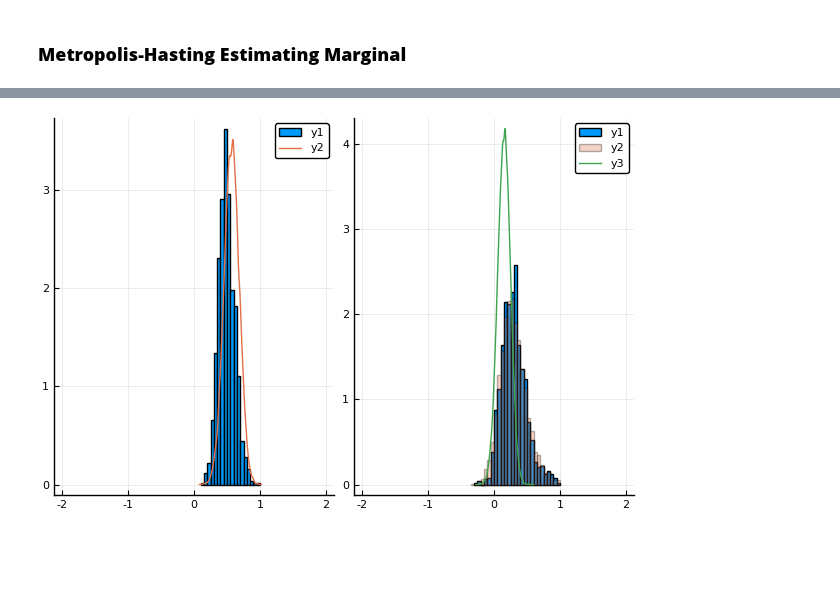
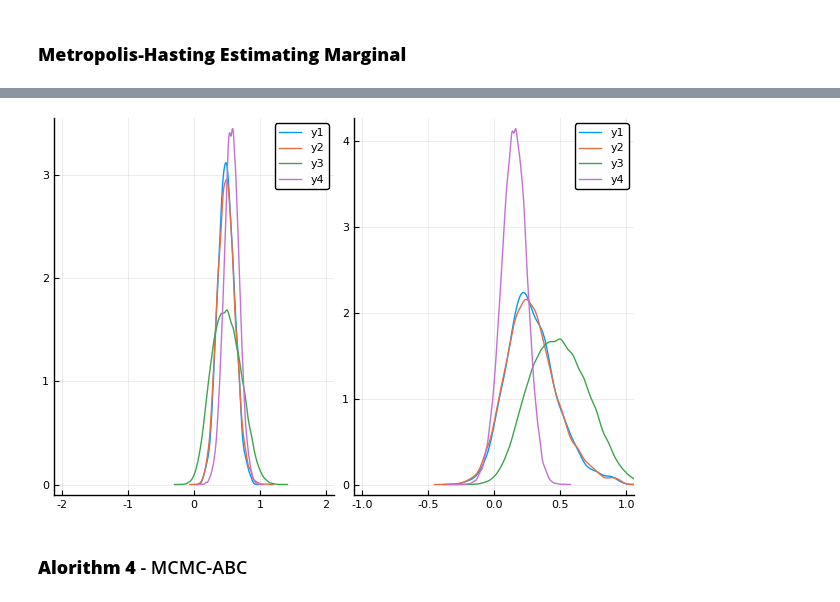
Before and after one commit to davibarreira/Computational_Statistics, a Jupyter notebook: PaperReplication_ABC/ABC methods.ipynb, the cells around one changed output, grey strips where cells are left out. Drawn from its saved outputs; the diff is of its cells as text; code cells hidden in the pictures; blank space fills up the shorter version.

```diff
--- a/PaperReplication_ABC/ABC methods.ipynb
+++ b/PaperReplication_ABC/ABC methods.ipynb
@@ -208,31 +208,34 @@ plot!(C[:,1],C[:,2],alpha=0.2)
 # %%
 epsilon10e4_autocov = quantile(rho_autocov,0.1/100)
 epsilon10e4_dist    = quantile(rho_dist,0.1/100)
 theta_ac_auto = theta_s[rho_autocov .< epsilon10e4_autocov,:];
 theta_ac_dist = theta_s[rho_dist    .< epsilon10e4_dist,:];
 
 epsilon10e3_autocov = quantile(rho_autocov,1/100)
 epsilon10e3_dist    = quantile(rho_dist,1/100)
 theta_ac_auto10e3 = theta_s[rho_autocov .< epsilon10e3_autocov,:];
 theta_ac_dist10e3 = theta_s[rho_dist    .< epsilon10e3_dist,:];
 
 epsilon10e2_autocov = quantile(rho_autocov,10/100)
 epsilon10e2_dist    = quantile(rho_dist,10/100)
 theta_ac_auto10e2 = theta_s[rho_autocov .< epsilon10e2_autocov,:];
 theta_ac_dist10e2 = theta_s[rho_dist    .< epsilon10e2_dist,:];
 
 
 MH = C[1_000:end,:]
-θ1_marginal =  maximum(MH,dims=2)
-θ2_marginal =  minimum(MH,dims=2)
-h1 = histogram(theta_ac_auto[:,1],normalize=true,xlims=[-2,2])
-# histogram!(theta_ac_auto10e3[:,1],normalize=true,xlims=[-2,2],alpha=0.3)
-# histogram!(theta_ac_auto10e2[:,1],normalize=true,xlims=[-2,2],alpha=0.3)
+
+θ1_marginal =  MH[:,1]
+θ2_marginal =  MH[:,2]
+h1 = density(theta_ac_auto[:,1],normalize=true,xlims=[-2,2])
+density!(theta_ac_auto10e3[:,1],normalize=true,xlims=[-2,2])
+density!(theta_ac_auto10e2[:,1],normalize=true,xlims=[-2,2])
 d1 = density!(θ1_marginal)
-h2 = histogram(theta_ac_auto[:,2],normalize=true,xlims=[-1,1])
-histogram!(theta_ac_auto10e3[:,2],normalize=true,xlims=[-2,2],alpha=0.3)
-# histogram!(theta_ac_auto10e2[:,1],normalize=true,xlims=[-2,2],alpha=0.3)
+h2 = density(theta_ac_auto[:,2],normalize=true,xlims=[-1,1])
+density!(theta_ac_auto10e3[:,2],normalize=true,xlims=[-1,1])
+density!(theta_ac_auto10e2[:,1],normalize=true,xlims=[-1,1])
 d2 = density!(θ2_marginal)
 plot(d1,d2,layout=2)
 # %% [output]
-[figure, old version]
+[figure, new version]
+# %% [markdown]
+### **Alorithm 4** - MCMC-ABC
```
Also changed, not shown: parts of 2 cells of this notebook.
